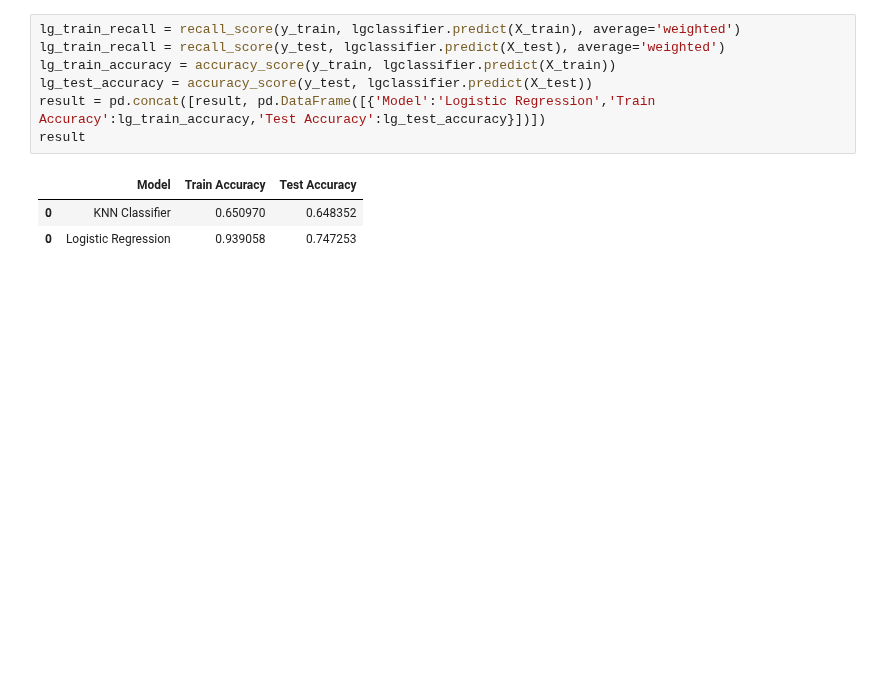
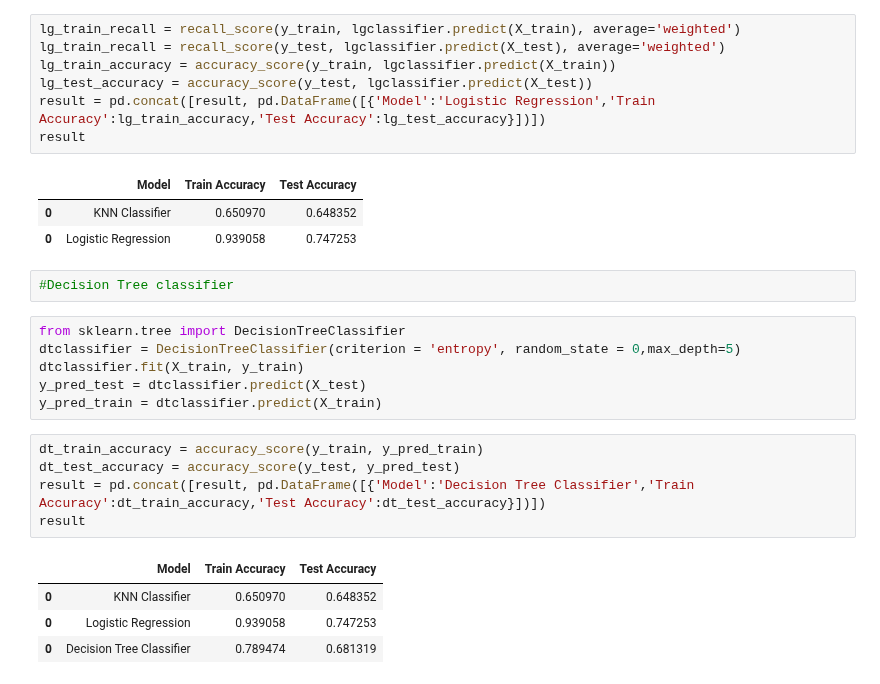
Before and after one commit to heytanix/PROJECT_ARRHYTHMIA, a Jupyter notebook: Oversampled_and_PCA.ipynb, the cells around one changed output. Cells and saved outputs as stored; diff of their text form; blank space fills up the shorter version.

Commit message:
Added Decision tree Classifier

```diff
--- a/Oversampled_and_PCA.ipynb
+++ b/Oversampled_and_PCA.ipynb
@@ -524,3 +524,21 @@ result
 |  | Model | Train Accuracy | Test Accuracy |
 | 0 | KNN Classifier | 0.650970 | 0.648352 |
 | 0 | Logistic Regression | 0.939058 | 0.747253 |
+# %%
+#Decision Tree classifier
+# %%
+from sklearn.tree import DecisionTreeClassifier
+dtclassifier = DecisionTreeClassifier(criterion = 'entropy', random_state = 0,max_depth=5)
+dtclassifier.fit(X_train, y_train)
+y_pred_test = dtclassifier.predict(X_test)
+y_pred_train = dtclassifier.predict(X_train)
+# %%
+dt_train_accuracy = accuracy_score(y_train, y_pred_train)
+dt_test_accuracy = accuracy_score(y_test, y_pred_test)
+result = pd.concat([result, pd.DataFrame([{'Model':'Decision Tree Classifier','Train Accuracy':dt_train_accuracy,'Test Accuracy':dt_test_accuracy}])])
+result
+# %% [output]
+|  | Model | Train Accuracy | Test Accuracy |
+| 0 | KNN Classifier | 0.650970 | 0.648352 |
+| 0 | Logistic Regression | 0.939058 | 0.747253 |
+| 0 | Decision Tree Classifier | 0.789474 | 0.681319 |
```
